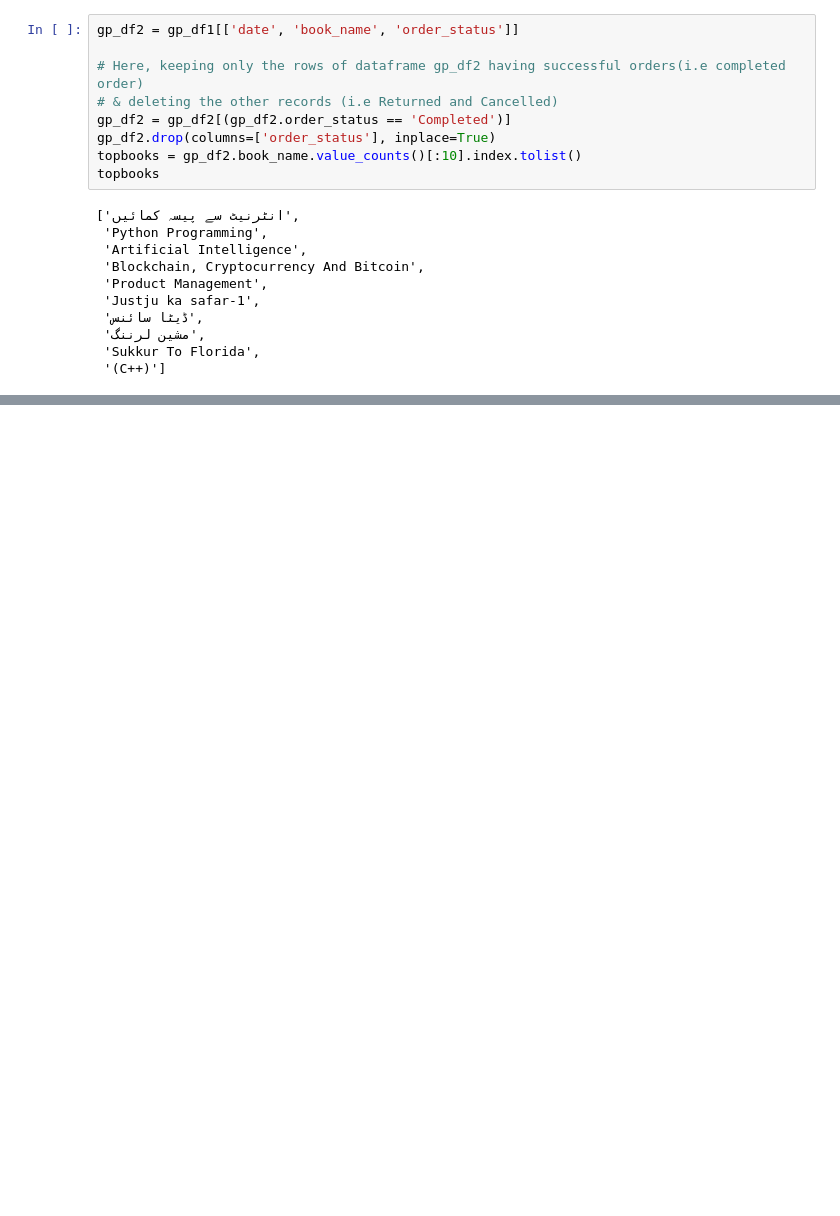
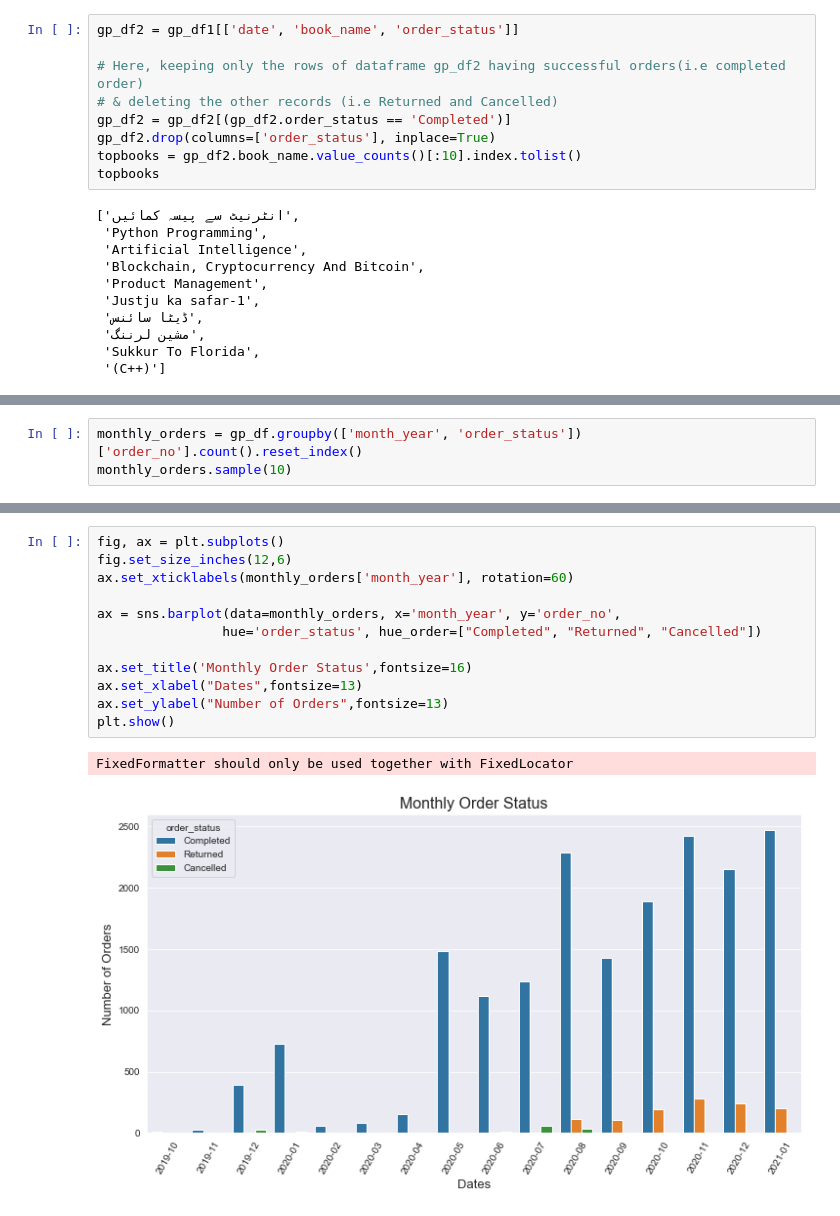
Before and after one commit to sohelakhtar23/Python-Notebooks, a Jupyter notebook: gufhtugu publication EDA/gufhtugu-book-order-EDA.ipynb, the cells around one changed output, grey strips where cells are left out. Cells and saved outputs as stored; diff of their text form; blank space fills up the shorter version.

```diff
--- a/gufhtugu publication EDA/gufhtugu-book-order-EDA.ipynb
+++ b/gufhtugu publication EDA/gufhtugu-book-order-EDA.ipynb
@@ -221,0 +420,3 @@ sns.heatmap(correlation)
+# %%
+monthly_orders = gp_df.groupby(['month_year', 'order_status'])['order_no'].count().reset_index()
+monthly_orders.sample(10)
@@ -221,0 +435,15 @@ sns.heatmap(correlation)
+# %%
+fig, ax = plt.subplots()
+fig.set_size_inches(12,6)
+ax.set_xticklabels(monthly_orders['month_year'], rotation=60)
+
+ax = sns.barplot(data=monthly_orders, x='month_year', y='order_no',
+                hue='order_status', hue_order=["Completed", "Returned", "Cancelled"])
+
+ax.set_title('Monthly Order Status',fontsize=16)
+ax.set_xlabel("Dates",fontsize=13)
+ax.set_ylabel("Number of Orders",fontsize=13)
+plt.show()
+# %% [output]
+FixedFormatter should only be used together with FixedLocator
+[figure, added]
```
Also changed, not shown: parts of 60 cells of this notebook.
